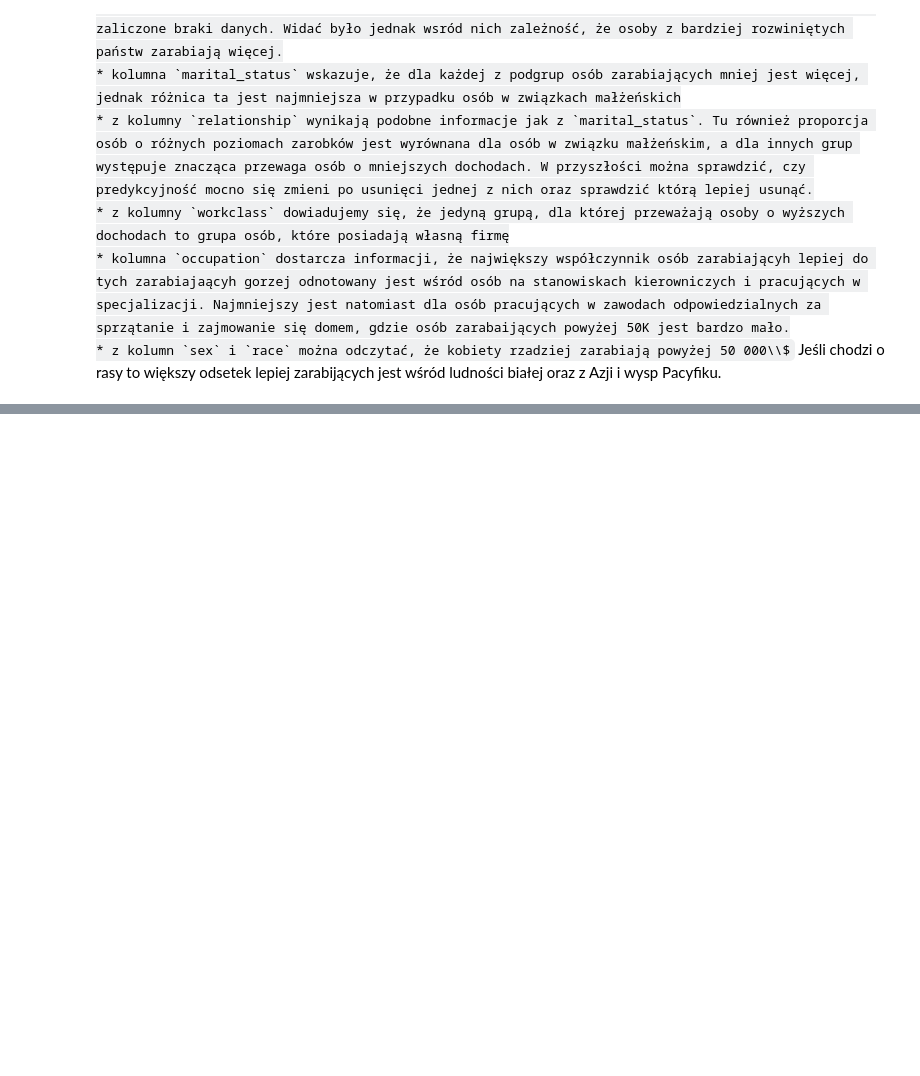
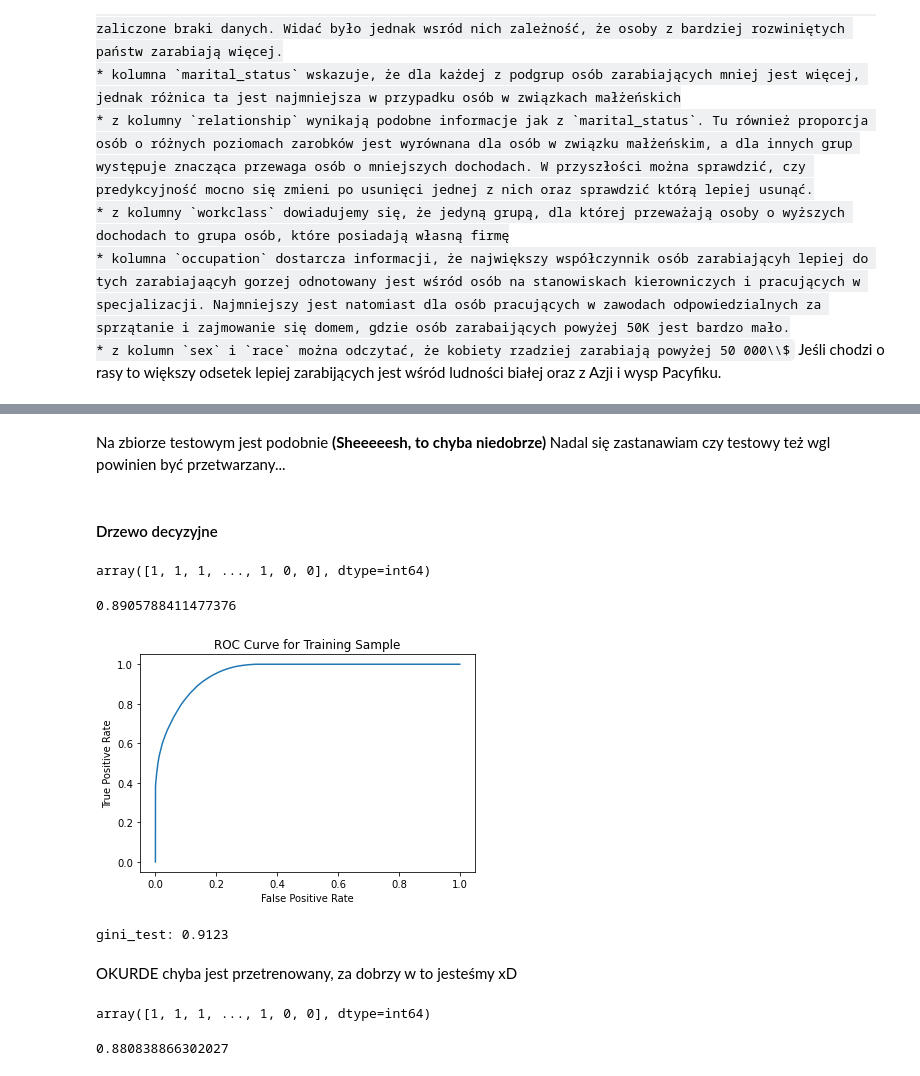
Before and after one commit to malwina0/2022L-ML, a Jupyter notebook: Project1/Projekt1_JakubPiwko_MalwinaWojewoda.ipynb, the cells around one changed output, grey strips where cells are left out. Cells and saved outputs as stored; diff of their text form; code cells hidden in the pictures; some formulas as TeX source; blank space fills up the shorter version.

```diff
--- a/Project1/Projekt1_JakubPiwko_MalwinaWojewoda.ipynb
+++ b/Project1/Projekt1_JakubPiwko_MalwinaWojewoda.ipynb
@@ -858,0 +1008,34 @@ Zmienna ta pokazuje, że im wyższy poziom edukacji, tym osób zarabiających po
+# %% [markdown]
+Na zbiorze testowym jest podobnie **(Sheeeeesh, to chyba niedobrze)** Nadal się zastanawiam czy testowy też wgl powinien być przetwarzany...
+# %% [markdown]
+#### Drzewo decyzyjne
+# %%
+from sklearn.tree import DecisionTreeClassifier
+
+Tree = DecisionTreeClassifier()
+Tree.fit(census_df, y_train)
+res = Tree.predict(census_df)
+res
+# %% [output]
+array([1, 1, 1, ..., 1, 0, 0], dtype=int64)
+# %%
+accuracy_score(y_train, res)
+# %% [output]
+0.8905788411477376
+# %%
+gini_train_val(Tree, census_df, y_train)
+# %% [output]
+[figure, added]
+gini_test: 0.9123
+# %% [markdown]
+OKURDE chyba jest przetrenowany, za dobrzy w to jesteśmy xD
+# %%
+Tree.fit(census_dfv2, y_train)
+res = Tree.predict(census_dfv2)
+res
+# %% [output]
+array([1, 1, 1, ..., 1, 0, 0], dtype=int64)
+# %%
+accuracy_score(y_train, res)
+# %% [output]
+0.880838866302027
```
Also changed, not shown: parts of 52 cells of this notebook.
